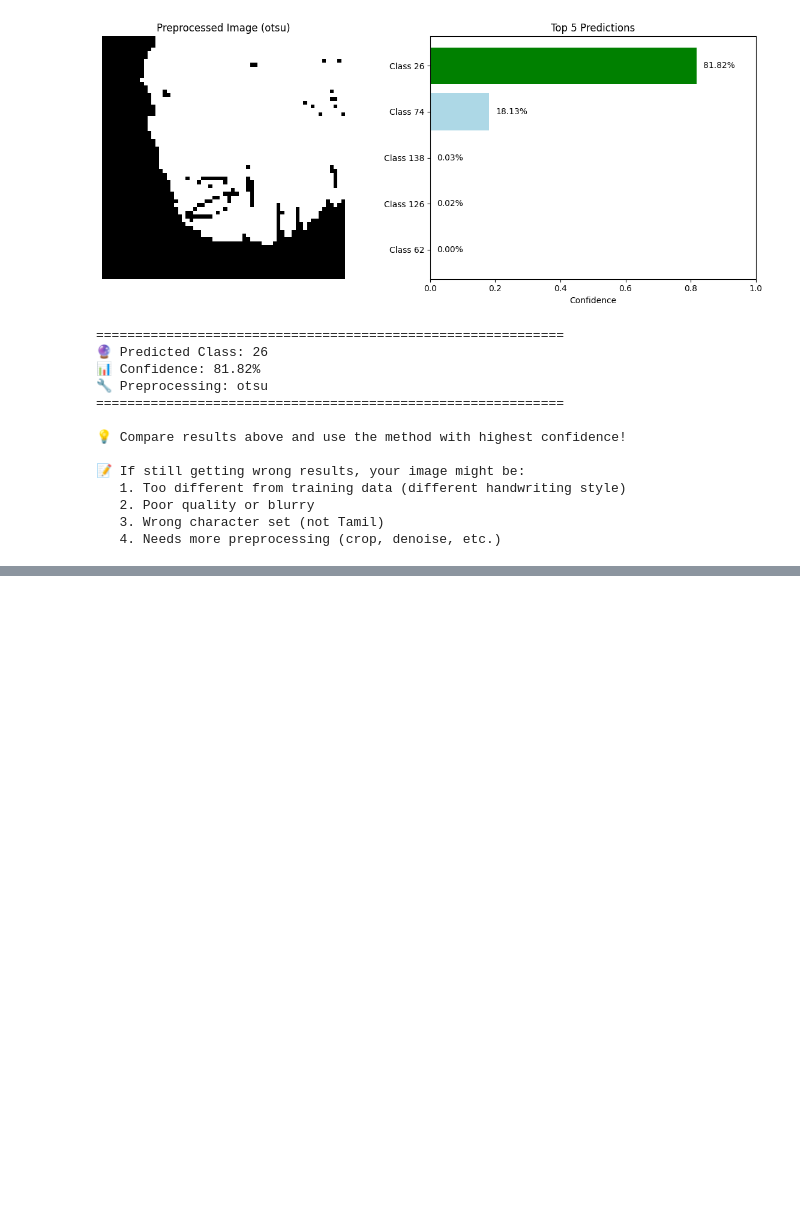
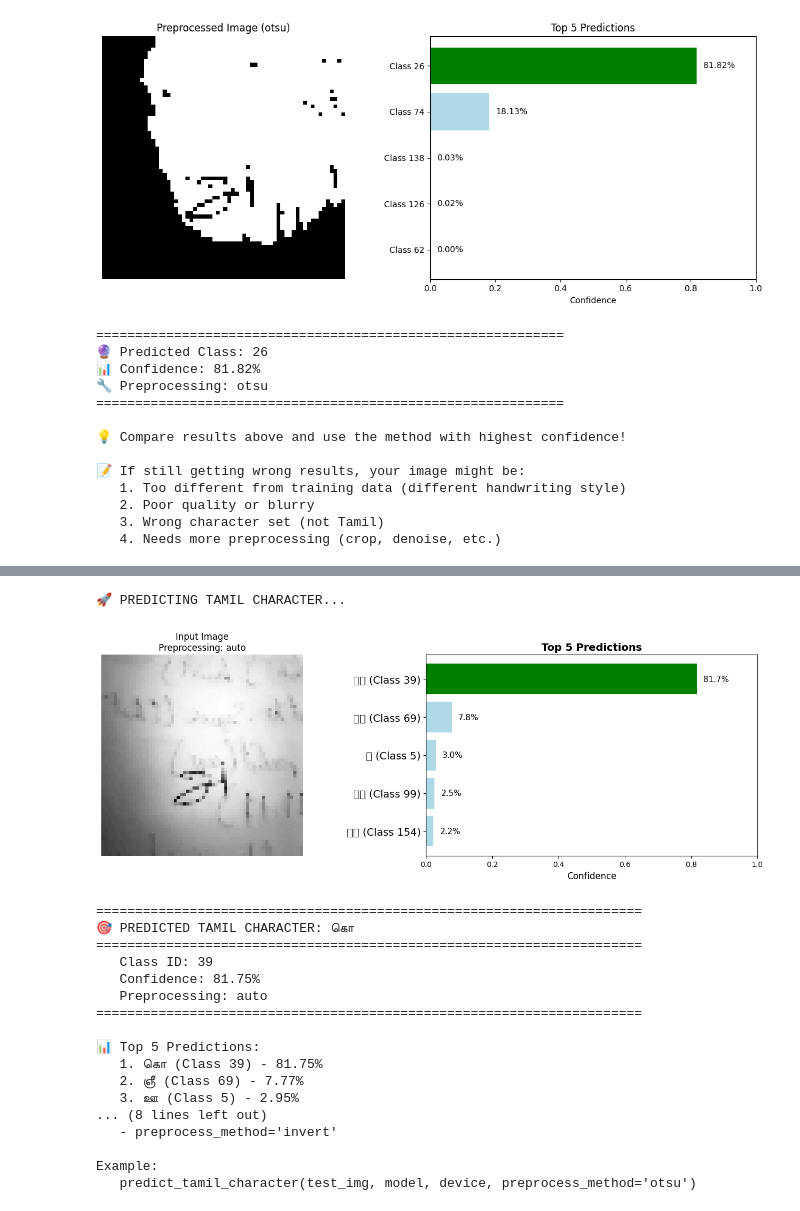
Before and after one commit to gokul18062006/text_extraction, a Jupyter notebook: tamil_ocr_pytorch.ipynb, the cells around one changed output, grey strips where cells are left out. Saved outputs shown, nothing was run; the diff lists cells and outputs as text; code cells hidden in the pictures; blank space fills up the shorter version.

Commit message:
Add Tamil OCR project

```diff
--- a/tamil_ocr_pytorch.ipynb
+++ b/tamil_ocr_pytorch.ipynb
@@ -1098,0 +1275,39 @@ Method 2: OTSU (Automatic optimal threshold)
+# %%
+# 🎯 TEST YOUR IMAGE - Get Tamil Character Output!
+test_img = r"test.jpeg"  # Replace with your image path
+
+if os.path.exists(test_img):
+    print("🚀 PREDICTING TAMIL CHARACTER...\n")
+
+    # Try with automatic preprocessing
+    tamil_char, class_id, conf = predict_tamil_character(test_img, model, device, preprocess_method='auto')
+
+    print("\n💡 TIP: If result is wrong, try these preprocessing methods:")
+    print("   - preprocess_method='otsu'")
+    print("   - preprocess_method='adaptive'")
+    print("   - preprocess_method='invert'")
+    print("\nExample:")
+    print("   predict_tamil_character(test_img, model, device, preprocess_method='otsu')")
+else:
+    print(f"❌ Image not found: {test_img}")
+    print("💡 Update the 'test_img' variable with your image path")
+# %% [output]
+🚀 PREDICTING TAMIL CHARACTER...
+[figure, added]
+======================================================================
+🎯 PREDICTED TAMIL CHARACTER: கொ
+======================================================================
+   Class ID: 39
+   Confidence: 81.75%
+   Preprocessing: auto
+======================================================================
+
+📊 Top 5 Predictions:
+   1. கொ (Class 39) - 81.75%
+   2. ஞீ (Class 69) - 7.77%
+   3. ஊ (Class 5) - 2.95%
+... (8 lines left out)
+   - preprocess_method='invert'
+
+Example:
+   predict_tamil_character(test_img, model, device, preprocess_method='otsu')
```
Also changed, not shown: parts of 4 cells of this notebook.
